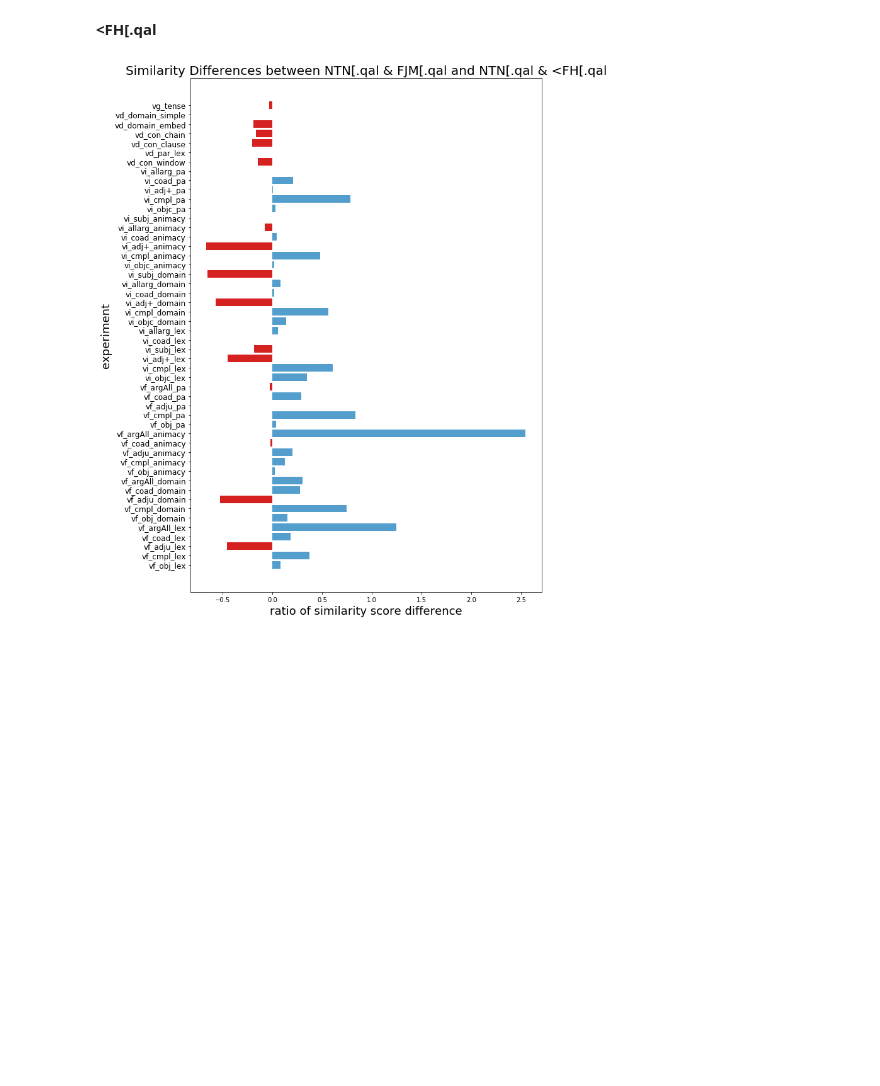
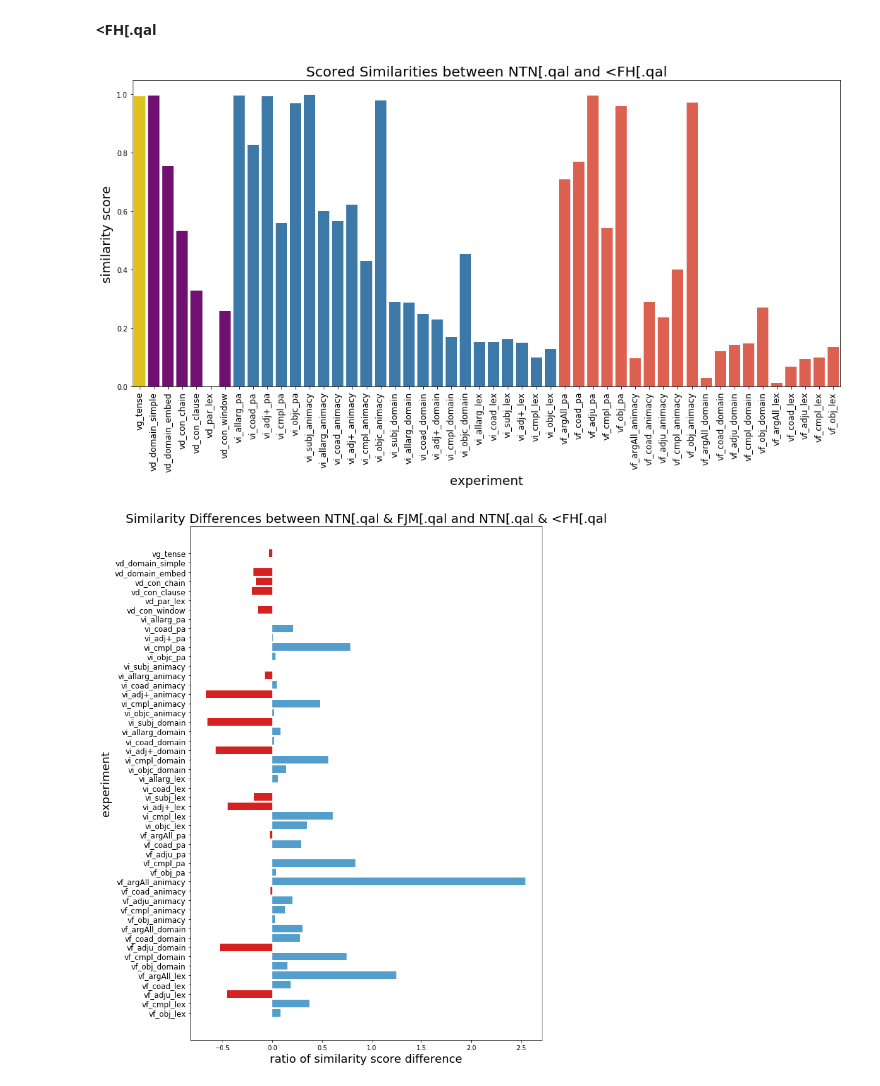
Before and after one commit to codykingham/verb_semantics, a Jupyter notebook: first_analysis.ipynb, the cells around one changed output. Drawn from its saved outputs; the diff is of its cells as text; code cells hidden in the pictures; blank space fills up the shorter version.

```diff
--- a/first_analysis.ipynb
+++ b/first_analysis.ipynb
@@ -849,6 +849,10 @@ get_sim_experiments('NTN[.qal', 'LQX[.qal', returnData=False)
 **Now we highlight the particular differences in similarity between sets of pairs. Or in other words, we examine the difference in similarity patterns between two pairs of words.**
 # %% [markdown]
 **<FH[.qal**
+# %%
+give_make = get_sim_experiments('NTN[.qal', '<FH[.qal')
+# %% [output]
+[figure, added]
 # %%
 compareChange(('NTN[.qal', 'FJM[.qal'), ('NTN[.qal', '<FH[.qal'))
 # %% [output]
```
Also changed, not shown: parts of 6 cells of this notebook.
